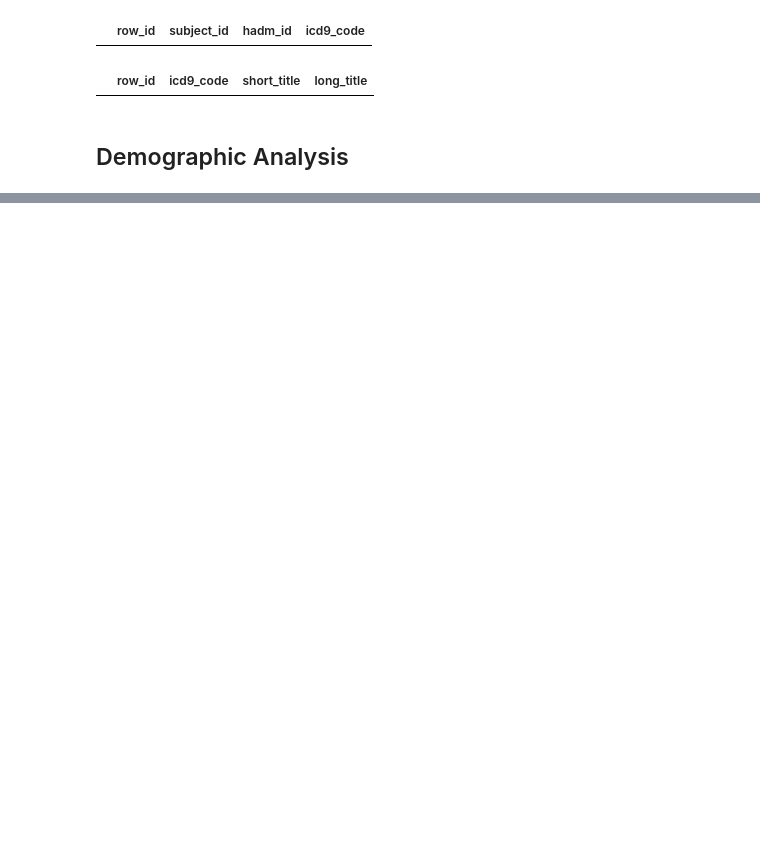
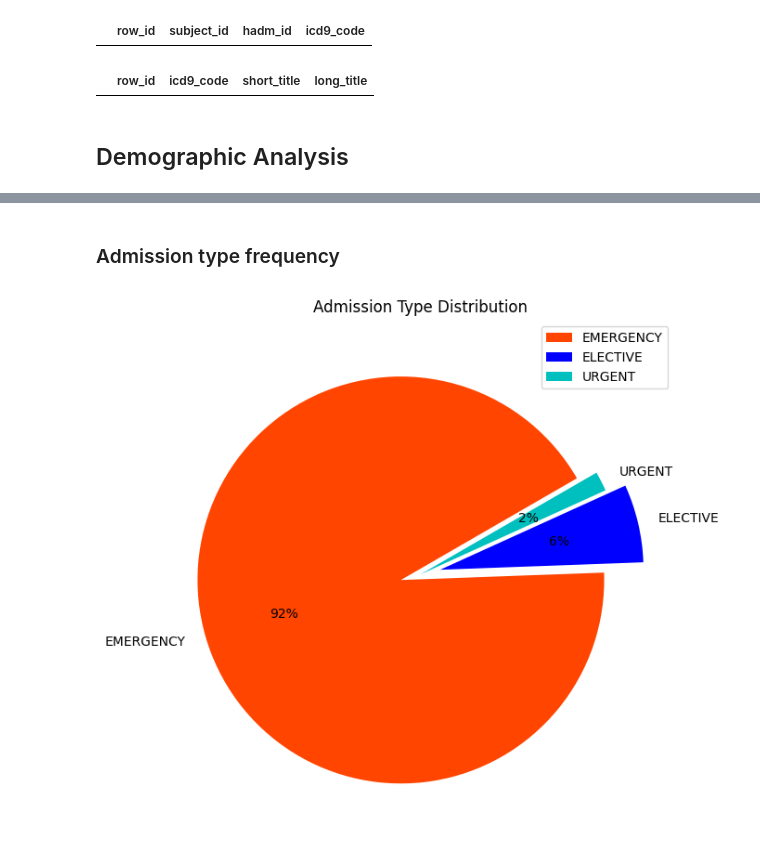
Before and after one commit to Annanchai/EHRAnalysisDataScienceBusinessCase, a Jupyter notebook: EHR Analysis.ipynb, the cells around one changed output, grey strips where cells are left out. Saved outputs shown, nothing was run; the diff lists cells and outputs as text; code cells hidden in the pictures; blank space fills up the shorter version.

```diff
--- a/EHR Analysis.ipynb
+++ b/EHR Analysis.ipynb
@@ -316,0 +348,16 @@ Timestamp('1878-05-14 00:00:00')
+# %% [markdown]
+### Admission type frequency
+# %%
+plt.figure(figsize=(8,6))
+admpt['admission_type'].value_counts().plot(kind='pie',
+                                           autopct='%1.0f%%',
+                                           legend=True,
+                                           explode = (0.1, 0.1, 0),
+                                           colors=['orangered','b','c'],
+                                            startangle=30,
+                                           ylabel='')
+plt.title('Admission Type Distribution')
+plt.tight_layout()
+plt.show()
+# %% [output]
+[figure, added]
```
Also changed, not shown: parts of 17 cells of this notebook.
